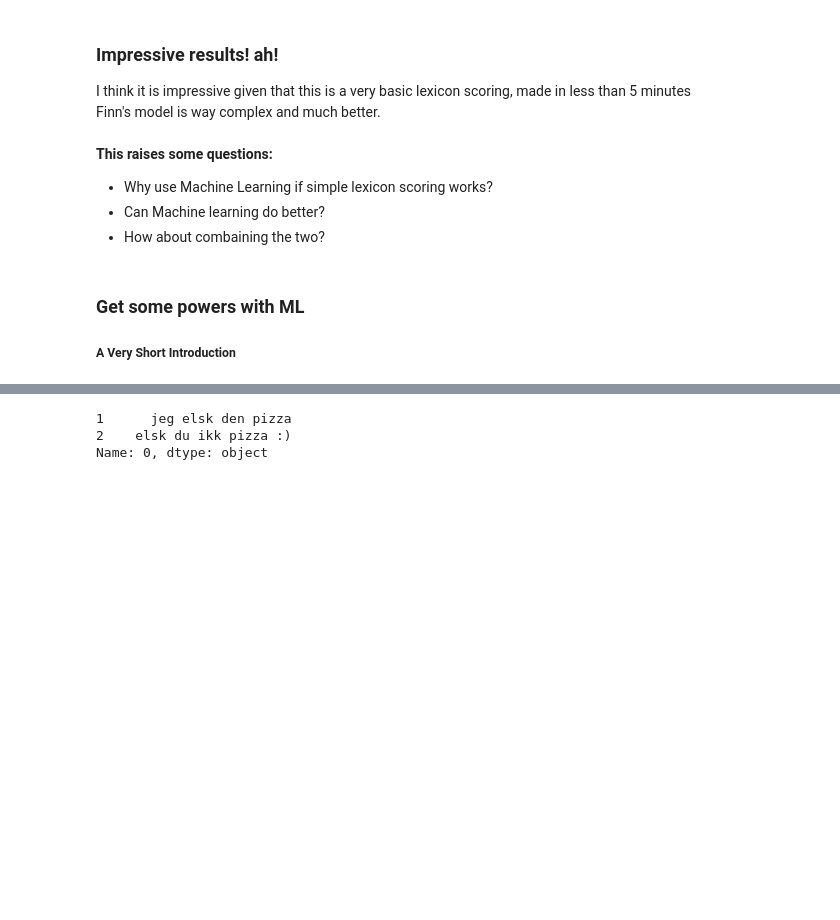
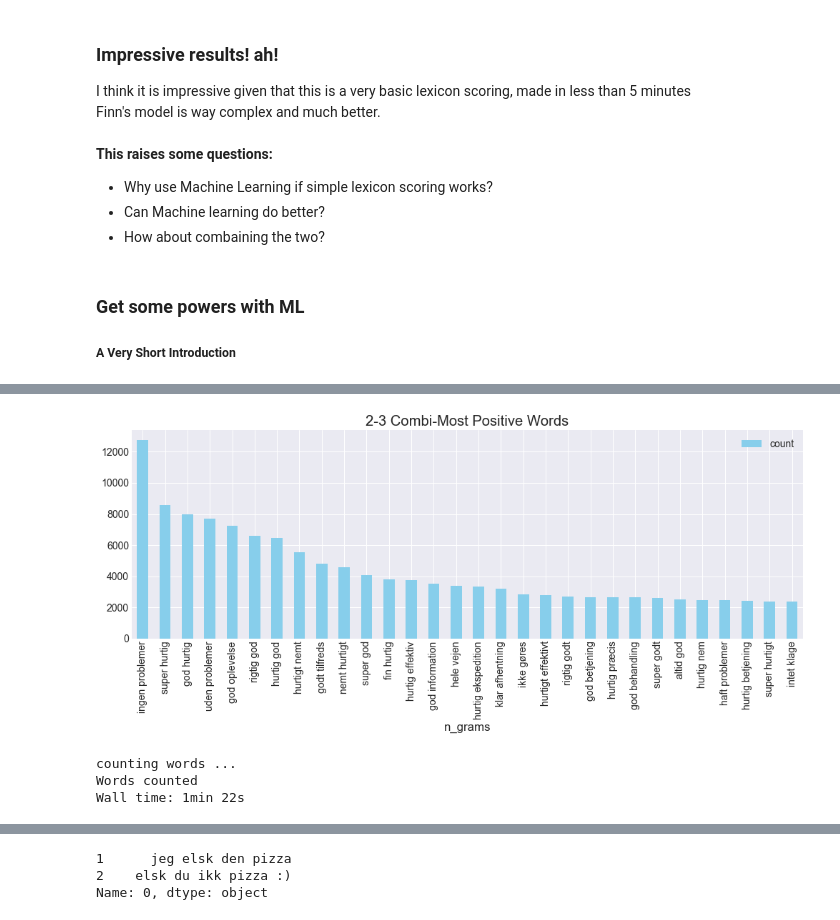
Before and after one commit to Proteusiq/DanishSentiments, a Jupyter notebook: notebooks/EDA_Sentiment.ipynb, the cells around one changed output, grey strips where cells are left out. Drawn from its saved outputs; the diff is of its cells as text; code cells hidden in the pictures; blank space fills up the shorter version.

```diff
--- a/notebooks/EDA_Sentiment.ipynb
+++ b/notebooks/EDA_Sentiment.ipynb
@@ -336,8 +336,10 @@ if r.ok:
     stop_words = set(r.json())
 # %%
 stops = stop_words - set(['aldrig','god','godt','ikke','ingen','intet']) # from what we know
-stops = stops.union(set(['service','pakken','pakke','pakker','sms','post','bestil','bestilte','bestilt',
+
+#Not how to do it & Knowledge of your data
+stops = stops.union(set(['hjemme','hilsen','service','pakken','pakke','pakker','sms','post','bestil','bestilte','bestilt',
                          'levering','postnord','kr','kl','levered','leveret','gang','gange','mail',
-                         'besked','dag','dage','ring'])) # all kind of ring?
+                         'besked','dag','dage','ring','alm brand','dansk bank'])) # all kind of ring?
 # %%
 # Pandas allows as to do more. e.g. We can remove words in with certain regex, str.contains
@@ -345,6 +346,7 @@ stops = stops.union(set(['service','pakken','pakke','pakker','sms','post','besti
 ring_words = neg_df[neg_df['word'].str.contains('^ring\w{,2}$',regex=True)]['word'].values.tolist()
 # %%
-comb_words = pos_df[pos_df['word'].str.contains('^pakk|^post|^lever|^bestil',regex=True)]['word'].values.tolist()
+# Even better
+comb_words = pos_df[pos_df['word'].str.contains('^pakk|^post|^lever|^bestil|^trac|^dage',regex=True)]['word'].values.tolist()
 # %%
 stops = stops.union(set(ring_words+comb_words))
 # %%
@@ -661,3 +663,27 @@ from sklearn.base import TransformerMixin
 from sklearn.feature_selection import SelectKBest, chi2
 from sklearn.feature_extraction.text import (CountVectorizer, TfidfVectorizer,
                                              TfidfTransformer)
+# %%
+# Words in Context
+# Before we only look at unigrams. We could advance our methods with n-grams e.g. 2-3 words
+ct_para = dict(analyzer='word',stop_words=stops,
+                 tokenizer=token, ngram_range=(2, 3), min_df=10)
+
+def count_words(feature):
+
+    ct = CountVectorizer(**ct_para)
+    print('counting words ...')
+    words = ct.fit_transform(feature)
+    print('Words counted')
+    words.sum(axis=0).A1
+
+    words = collections.Counter(dict(zip(list(ct.get_feature_names()),words.sum(axis=0).A1 )))
+
+
+    n_grams = collections.OrderedDict(words.most_common())
+    n_grams_df = pd.DataFrame.from_dict(n_grams, orient='index').reset_index()
+
+    return n_grams_df.rename(columns={'index':'n_grams', 0:'count'})
+# %%
+%%time
+n_grams_pos_df = count_words(pos['features'])
@@ -663,0 +703,11 @@ from sklearn.feature_extraction.text import (CountVectorizer, TfidfVectorizer,
+# %%
+g = n_grams_pos_df.iloc[:30].plot(kind='bar', x='n_grams', y='count', color='skyblue', title='2-3 Combi-Most Positive Words')
+# %% [output]
+[figure, added]
+# %%
+%%time
+n_grams_neg_df = count_words(neg['features'])
+# %% [output]
+counting words ...
+Words counted
+Wall time: 1min 22s
```
Also changed, not shown: parts of 10 cells of this notebook, 2 other files.
